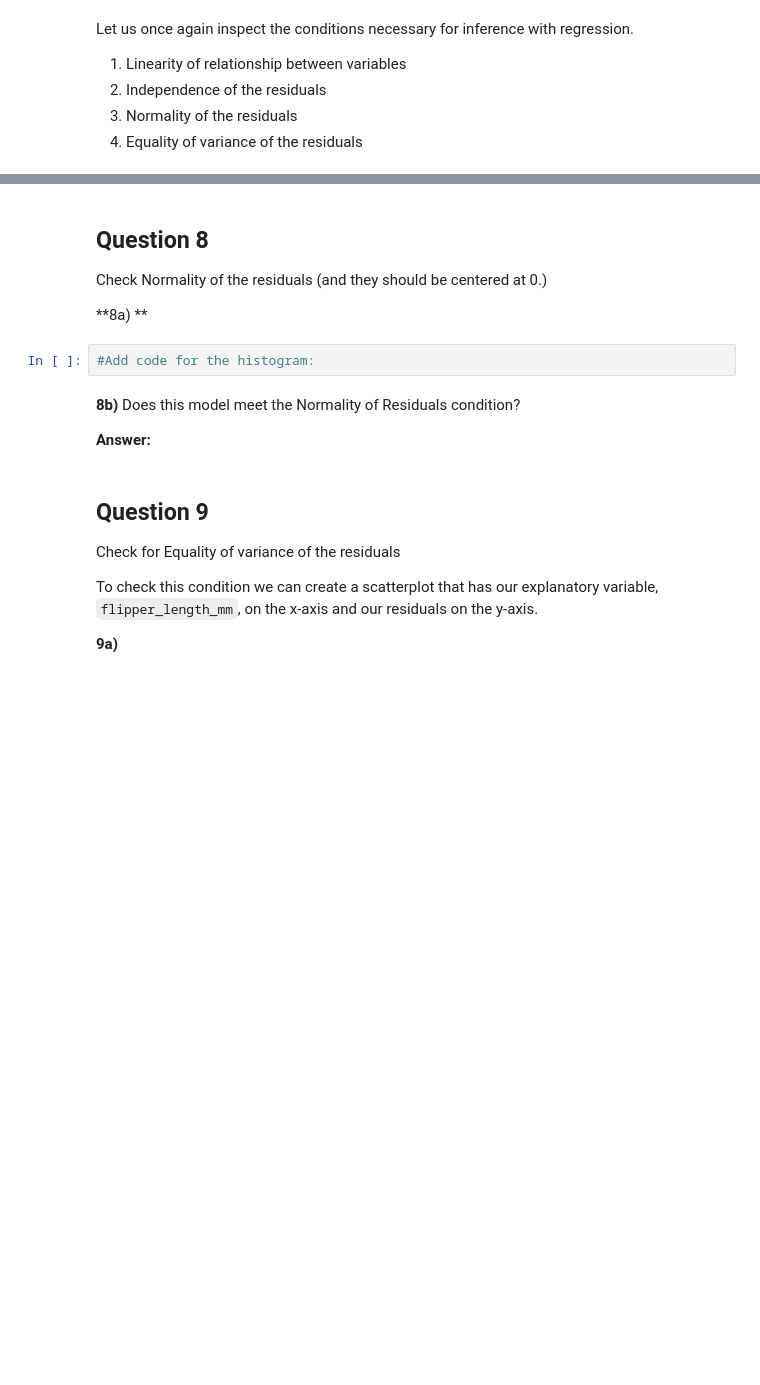
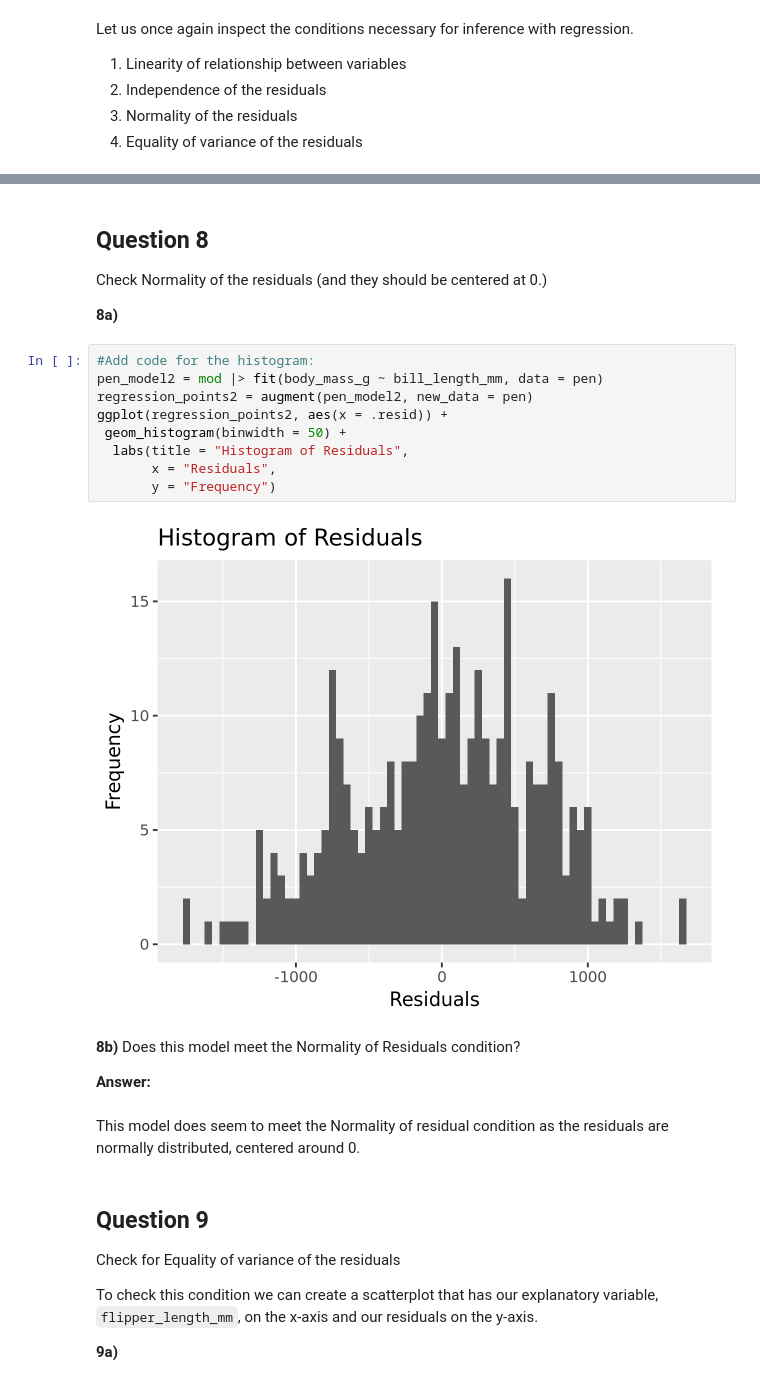
Before and after one commit to UNC-DATA-730/unit-10-assignment-stfurey, a Jupyter notebook: assignment10.ipynb, the cells around one changed output, grey strips where cells are left out. Drawn from its saved outputs; the diff is of its cells as text; blank space fills up the shorter version.

```diff
--- a/assignment10.ipynb
+++ b/assignment10.ipynb
@@ -260,13 +369,24 @@ verify this condition has been met.
 
 Check Normality of the residuals (and they should be centered at 0.)
 
-**8a) **
+**8a)**
 # %%
 #Add code for the histogram:
+pen_model2 = mod |> fit(body_mass_g ~ bill_length_mm, data = pen)
+regression_points2 = augment(pen_model2, new_data = pen)
+ggplot(regression_points2, aes(x = .resid)) +
+ geom_histogram(binwidth = 50) +
+  labs(title = "Histogram of Residuals",
+       x = "Residuals",
+       y = "Frequency")
+# %% [output]
+[figure, added]
 # %% [markdown]
 **8b)** Does this model meet the Normality of Residuals condition?
 
 **Answer:**
+# %% [markdown]
+This model does seem to meet the Normality of residual condition as the residuals are normally distributed, centered around 0.
 # %% [markdown]
 ## Question 9
 
```
Also changed, not shown: parts of 31 cells of this notebook.
